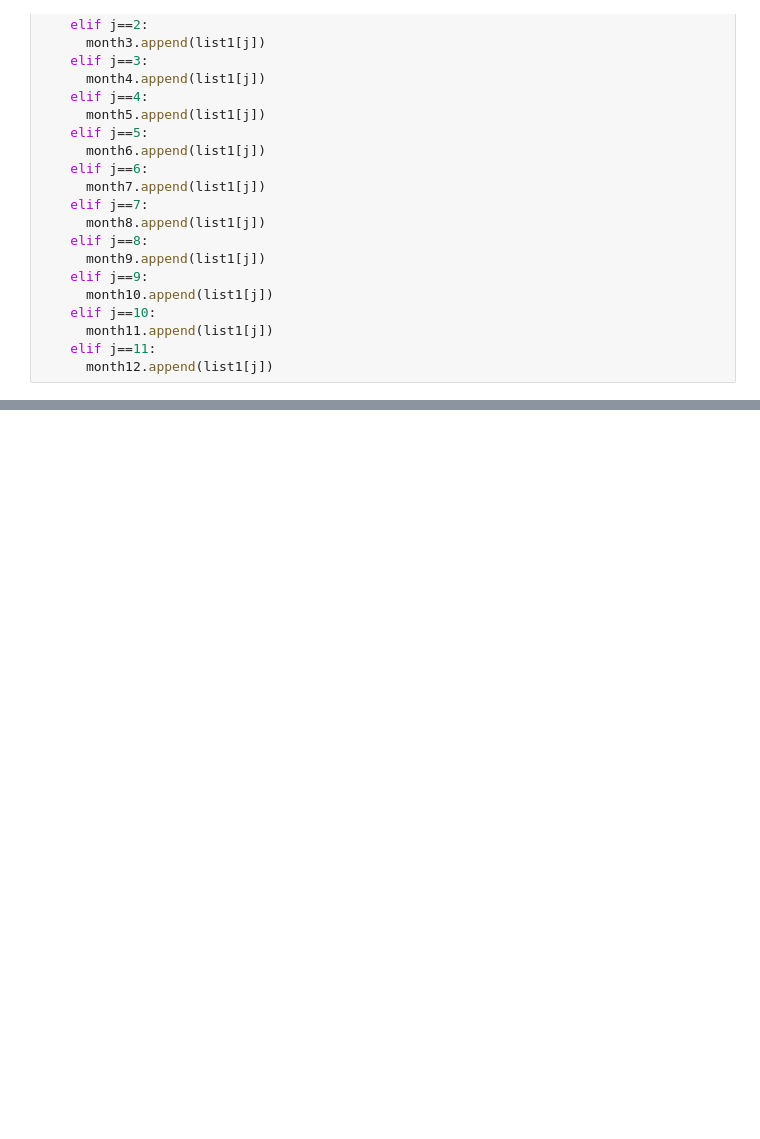
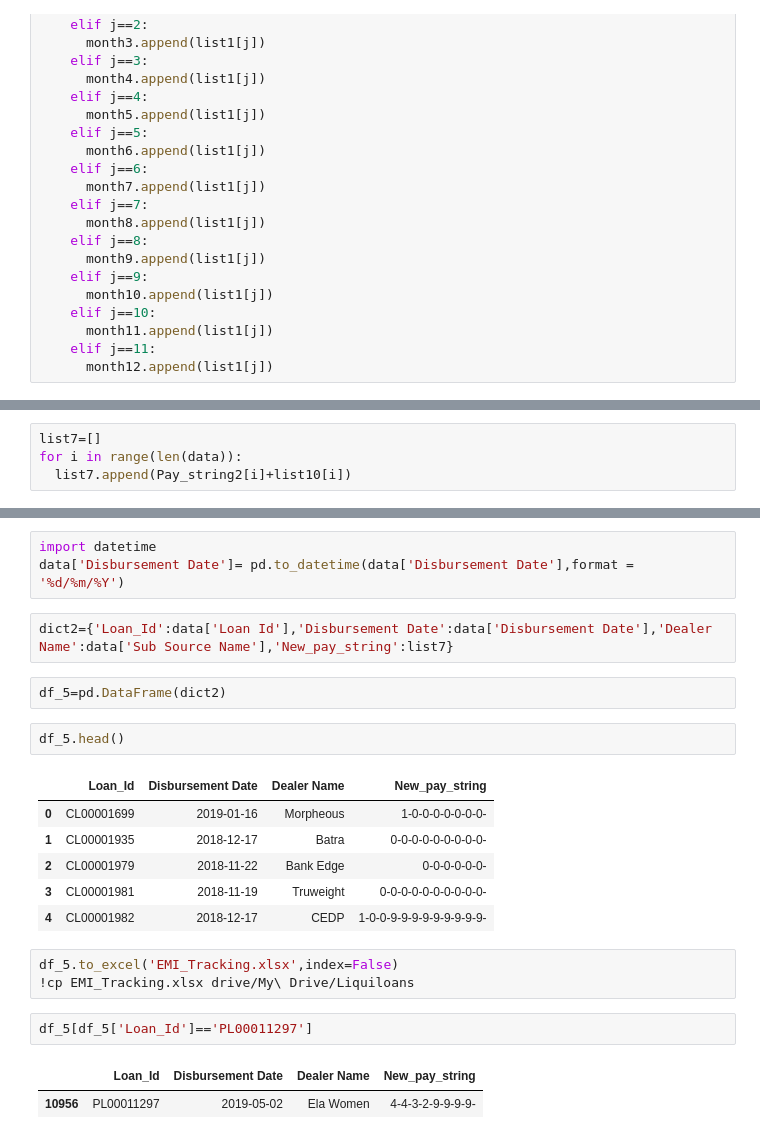
Before and after one commit to paragnayak/Data-Science, a Jupyter notebook: EMI_Date_Tracker.ipynb, the cells around one changed output, grey strips where cells are left out. Cells and saved outputs as stored; diff of their text form; blank space fills up the shorter version.

```diff
--- a/EMI_Date_Tracker.ipynb
+++ b/EMI_Date_Tracker.ipynb
@@ -307,0 +520,4 @@ x
+# %%
+list7=[]
+for i in range(len(data)):
+  list7.append(Pay_string2[i]+list10[i])
@@ -307,0 +566,24 @@ x
+# %%
+import datetime
+data['Disbursement Date']= pd.to_datetime(data['Disbursement Date'],format = '%d/%m/%Y')
+# %%
+dict2={'Loan_Id':data['Loan Id'],'Disbursement Date':data['Disbursement Date'],'Dealer Name':data['Sub Source Name'],'New_pay_string':list7}
+# %%
+df_5=pd.DataFrame(dict2)
+# %%
+df_5.head()
+# %% [output]
+|  | Loan_Id | Disbursement Date | Dealer Name | New_pay_string |
+| 0 | CL00001699 | 2019-01-16 | Morpheous | 1-0-0-0-0-0-0-0- |
+| 1 | CL00001935 | 2018-12-17 | Batra | 0-0-0-0-0-0-0-0-0- |
+| 2 | CL00001979 | 2018-11-22 | Bank Edge | 0-0-0-0-0-0- |
+| 3 | CL00001981 | 2018-11-19 | Truweight | 0-0-0-0-0-0-0-0-0-0- |
+| 4 | CL00001982 | 2018-12-17 | CEDP | 1-0-0-9-9-9-9-9-9-9-9-9- |
+# %%
+df_5.to_excel('EMI_Tracking.xlsx',index=False)
+!cp EMI_Tracking.xlsx drive/My\ Drive/Liquiloans
+# %%
+df_5[df_5['Loan_Id']=='PL00011297']
+# %% [output]
+|  | Loan_Id | Disbursement Date | Dealer Name | New_pay_string |
+| 10956 | PL00011297 | 2019-05-02 | Ela Women | 4-4-3-2-9-9-9-9- |
```
Also changed, not shown: parts of 34 cells of this notebook.
